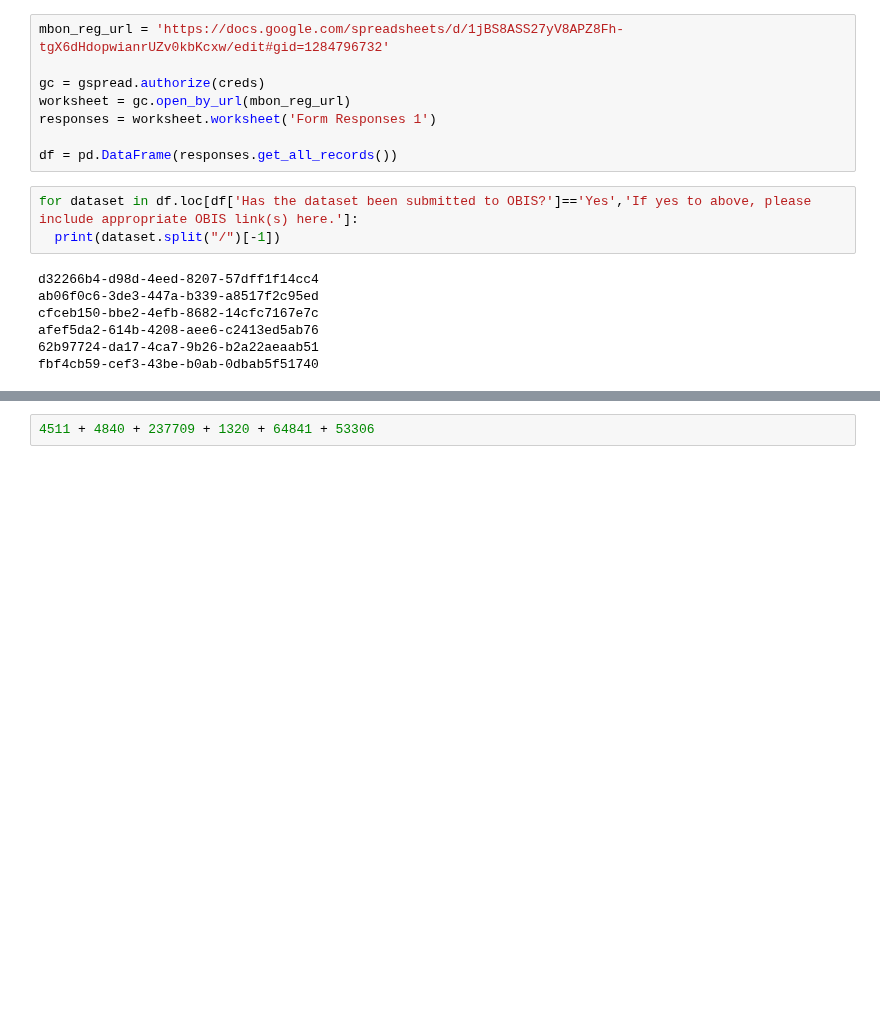
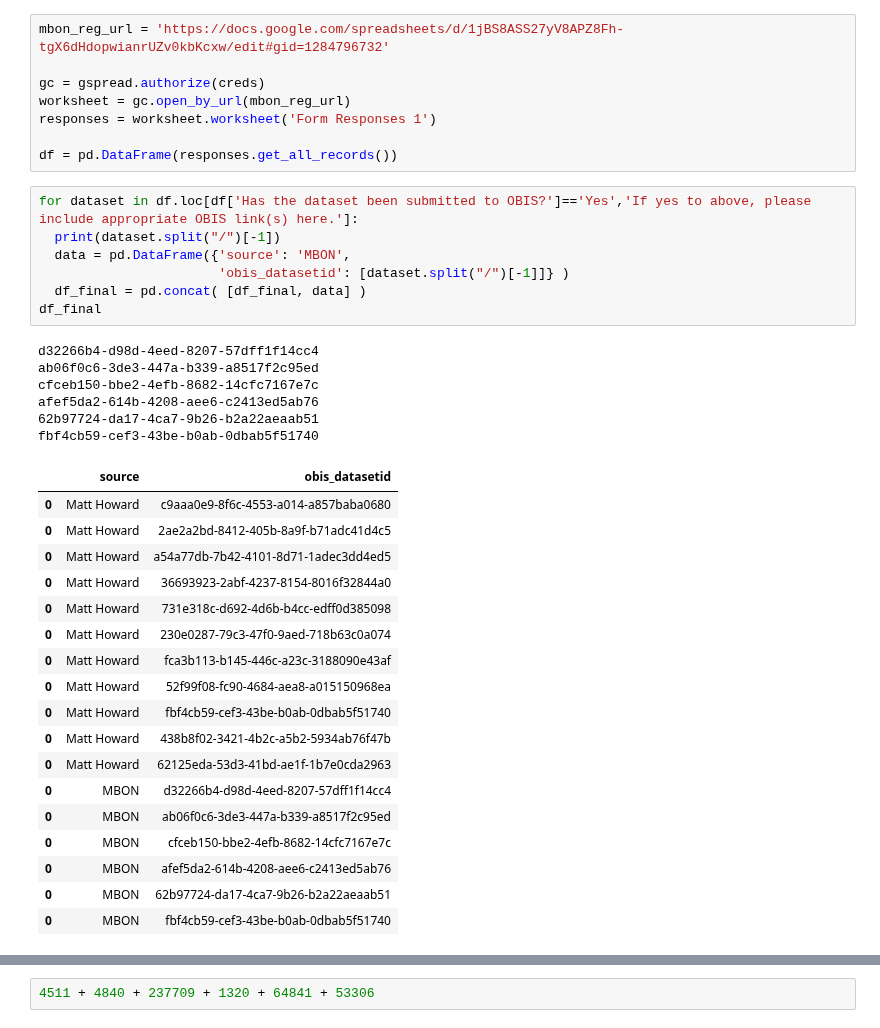
Before and after one commit to MathewBiddle/sandbox, a Jupyter notebook: notebooks/MBON_occurrences_in_OBIS.ipynb, the cells around one changed output, grey strips where cells are left out. Cells and saved outputs as stored; diff of their text form; blank space fills up the shorter version.

```diff
--- a/notebooks/MBON_occurrences_in_OBIS.ipynb
+++ b/notebooks/MBON_occurrences_in_OBIS.ipynb
@@ -51,13 +59,35 @@ df = pd.DataFrame(responses.get_all_records())
 # %%
 for dataset in df.loc[df['Has the dataset been submitted to OBIS?']=='Yes','If yes to above, please include appropriate OBIS link(s) here.']:
   print(dataset.split("/")[-1])
+  data = pd.DataFrame({'source': 'MBON',
+                       'obis_datasetid': [dataset.split("/")[-1]]} )
+  df_final = pd.concat( [df_final, data] )
+df_final
 # %% [output]
 d32266b4-d98d-4eed-8207-57dff1f14cc4
 ab06f0c6-3de3-447a-b339-a8517f2c95ed
 cfceb150-bbe2-4efb-8682-14cfc7167e7c
 afef5da2-614b-4208-aee6-c2413ed5ab76
 62b97724-da17-4ca7-9b26-b2a22aeaab51
 fbf4cb59-cef3-43be-b0ab-0dbab5f51740
+|  | source | obis_datasetid |
+| 0 | Matt Howard | c9aaa0e9-8f6c-4553-a014-a857baba0680 |
+| 0 | Matt Howard | 2ae2a2bd-8412-405b-8a9f-b71adc41d4c5 |
+| 0 | Matt Howard | a54a77db-7b42-4101-8d71-1adec3dd4ed5 |
+| 0 | Matt Howard | 36693923-2abf-4237-8154-8016f32844a0 |
+| 0 | Matt Howard | 731e318c-d692-4d6b-b4cc-edff0d385098 |
+| 0 | Matt Howard | 230e0287-79c3-47f0-9aed-718b63c0a074 |
+| 0 | Matt Howard | fca3b113-b145-446c-a23c-3188090e43af |
+| 0 | Matt Howard | 52f99f08-fc90-4684-aea8-a015150968ea |
+| 0 | Matt Howard | fbf4cb59-cef3-43be-b0ab-0dbab5f51740 |
+| 0 | Matt Howard | 438b8f02-3421-4b2c-a5b2-5934ab76f47b |
+| 0 | Matt Howard | 62125eda-53d3-41bd-ae1f-1b7e0cda2963 |
+| 0 | MBON | d32266b4-d98d-4eed-8207-57dff1f14cc4 |
+| 0 | MBON | ab06f0c6-3de3-447a-b339-a8517f2c95ed |
+| 0 | MBON | cfceb150-bbe2-4efb-8682-14cfc7167e7c |
+| 0 | MBON | afef5da2-614b-4208-aee6-c2413ed5ab76 |
+| 0 | MBON | 62b97724-da17-4ca7-9b26-b2a22aeaab51 |
+| 0 | MBON | fbf4cb59-cef3-43be-b0ab-0dbab5f51740 |
 # %%
 import json
 from urllib.request import urlopen
```
Also changed, not shown: parts of 7 cells of this notebook.
